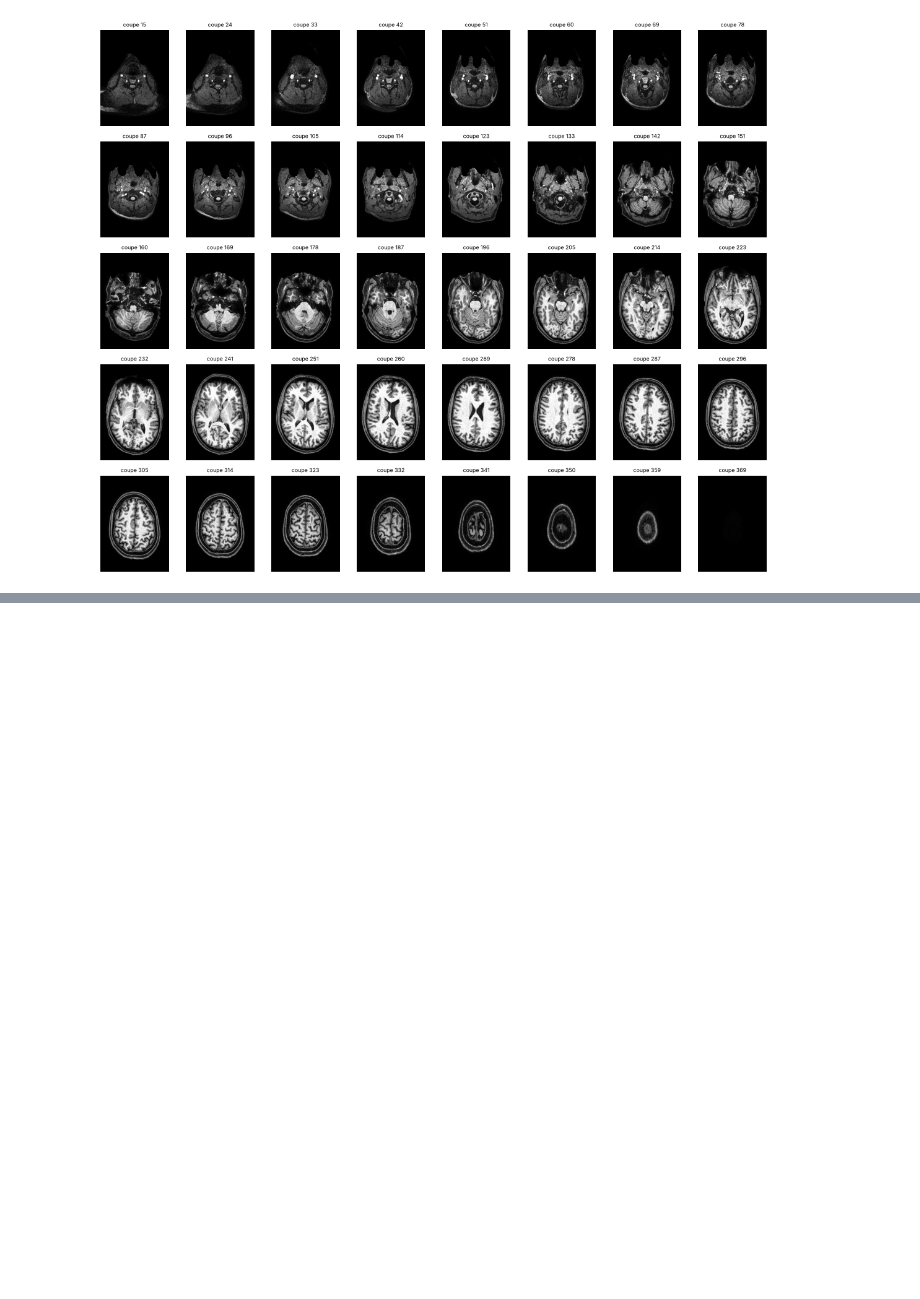
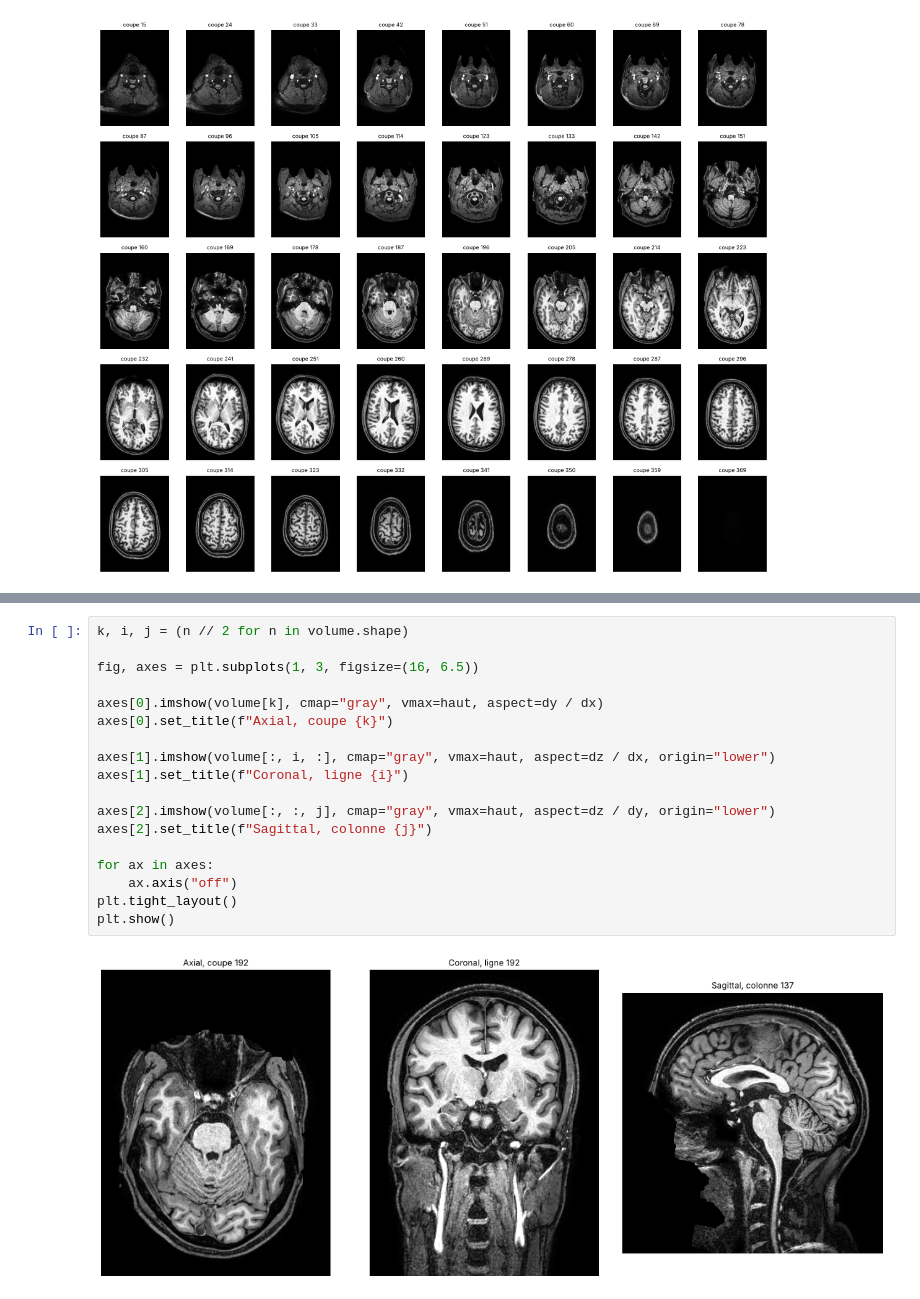
Before and after one commit to Temroade-cmd/irm-dicom, a Jupyter notebook: irm_dicom.ipynb, the cells around one changed output, grey strips where cells are left out. Cells and saved outputs as stored; diff of their text form; blank space fills up the shorter version.

Commit message:
Les trois plans, axial, coronal et sagittal, sans déformation

```diff
--- a/irm_dicom.ipynb
+++ b/irm_dicom.ipynb
@@ -124,0 +135,20 @@ plt.show()
+# %%
+k, i, j = (n // 2 for n in volume.shape)
+
+fig, axes = plt.subplots(1, 3, figsize=(16, 6.5))
+
+axes[0].imshow(volume[k], cmap="gray", vmax=haut, aspect=dy / dx)
+axes[0].set_title(f"Axial, coupe {k}")
+
+axes[1].imshow(volume[:, i, :], cmap="gray", vmax=haut, aspect=dz / dx, origin="lower")
+axes[1].set_title(f"Coronal, ligne {i}")
+
+axes[2].imshow(volume[:, :, j], cmap="gray", vmax=haut, aspect=dz / dy, origin="lower")
+axes[2].set_title(f"Sagittal, colonne {j}")
+
+for ax in axes:
+    ax.axis("off")
+plt.tight_layout()
+plt.show()
+# %% [output]
+[figure, added]
```
Also changed, not shown: parts of 1 cell of this notebook, 2 other files.
